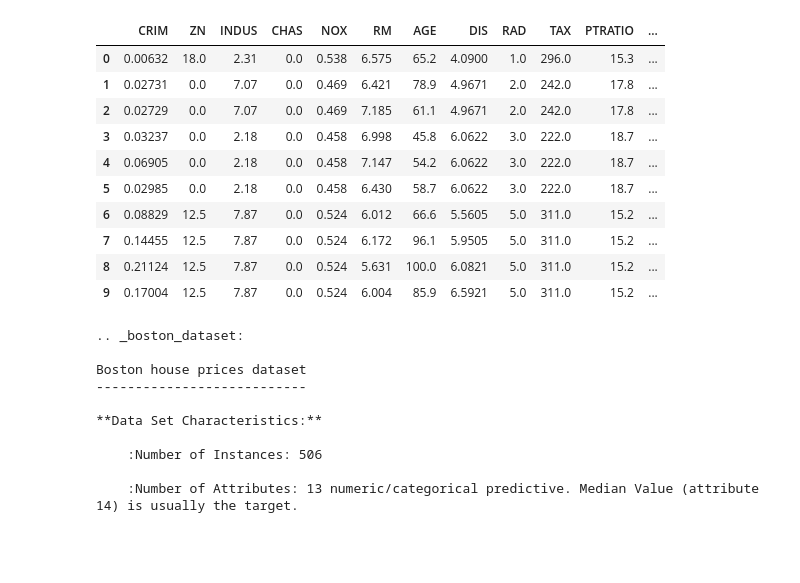
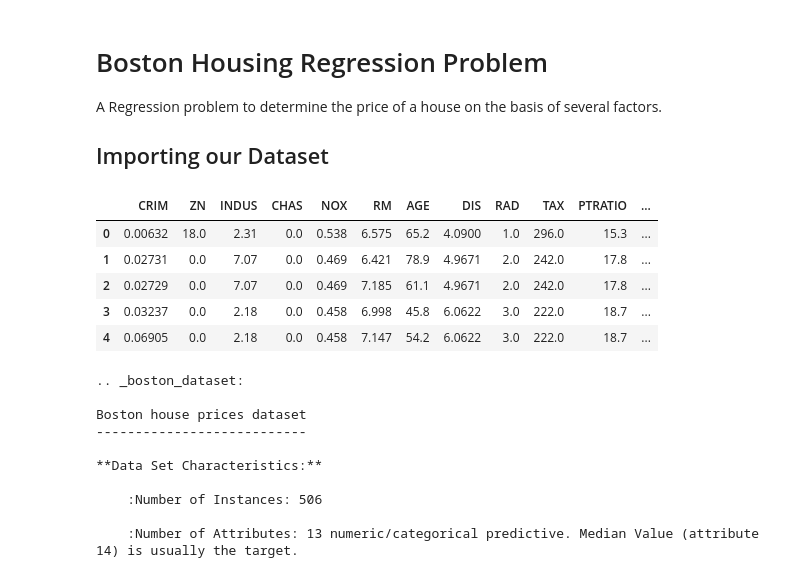
Before and after one commit to dhruvk98/Machine-Learning-Datasets, a Jupyter notebook: boston_housing.ipynb, the cells around one changed output. Drawn from its saved outputs; the diff is of its cells as text; code cells hidden in the pictures; blank space fills up the shorter version.

```diff
--- a/boston_housing.ipynb
+++ b/boston_housing.ipynb
@@ -3,3 +3,8 @@
+# %% [markdown]
+# Boston Housing Regression Problem
+A Regression problem to determine the price of a house on the basis of several factors.
+
+## Importing our Dataset
 # %%
 # Importing our libraries
 import numpy as np
@@ -11,21 +16,16 @@ import seaborn as sns
 # %%
 # Importing our dataset
 from sklearn.datasets import load_boston
 boston = load_boston()
 df = pd.DataFrame(boston.data, columns=boston.feature_names)
-df.head(10)
+df.head()
 # %% [output]
 |  | CRIM | ZN | INDUS | CHAS | NOX | RM | AGE | DIS | RAD | TAX | PTRATIO | ... |
 | 0 | 0.00632 | 18.0 | 2.31 | 0.0 | 0.538 | 6.575 | 65.2 | 4.0900 | 1.0 | 296.0 | 15.3 | ... |
 | 1 | 0.02731 | 0.0 | 7.07 | 0.0 | 0.469 | 6.421 | 78.9 | 4.9671 | 2.0 | 242.0 | 17.8 | ... |
 | 2 | 0.02729 | 0.0 | 7.07 | 0.0 | 0.469 | 7.185 | 61.1 | 4.9671 | 2.0 | 242.0 | 17.8 | ... |
 | 3 | 0.03237 | 0.0 | 2.18 | 0.0 | 0.458 | 6.998 | 45.8 | 6.0622 | 3.0 | 222.0 | 18.7 | ... |
 | 4 | 0.06905 | 0.0 | 2.18 | 0.0 | 0.458 | 7.147 | 54.2 | 6.0622 | 3.0 | 222.0 | 18.7 | ... |
-| 5 | 0.02985 | 0.0 | 2.18 | 0.0 | 0.458 | 6.430 | 58.7 | 6.0622 | 3.0 | 222.0 | 18.7 | ... |
-| 6 | 0.08829 | 12.5 | 7.87 | 0.0 | 0.524 | 6.012 | 66.6 | 5.5605 | 5.0 | 311.0 | 15.2 | ... |
-| 7 | 0.14455 | 12.5 | 7.87 | 0.0 | 0.524 | 6.172 | 96.1 | 5.9505 | 5.0 | 311.0 | 15.2 | ... |
-| 8 | 0.21124 | 12.5 | 7.87 | 0.0 | 0.524 | 5.631 | 100.0 | 6.0821 | 5.0 | 311.0 | 15.2 | ... |
-| 9 | 0.17004 | 12.5 | 7.87 | 0.0 | 0.524 | 6.004 | 85.9 | 6.5921 | 5.0 | 311.0 | 15.2 | ... |
 # %%
 print(boston.DESCR)
 # %% [output]
```
Also changed, not shown: parts of 62 cells of this notebook.
